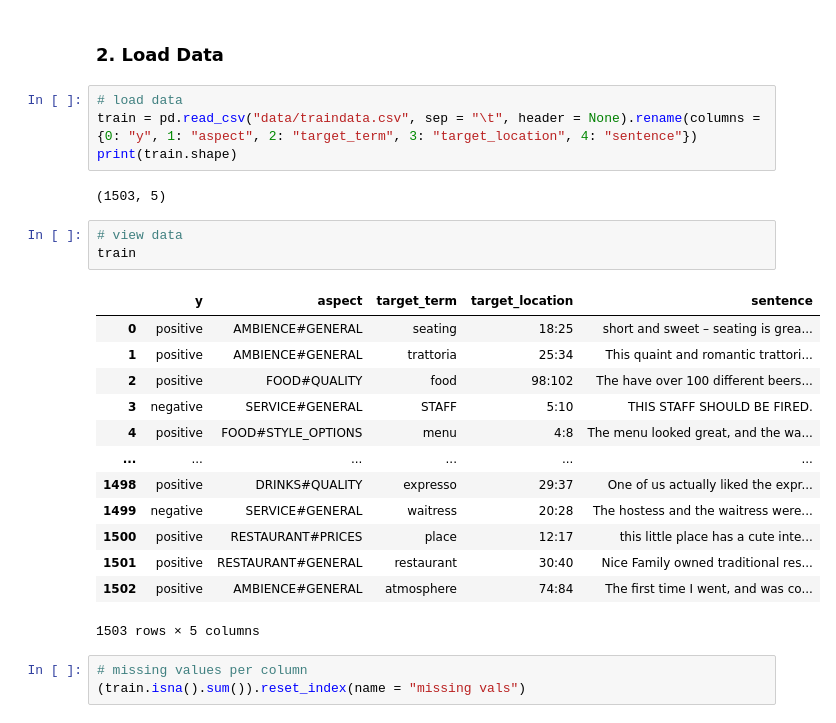
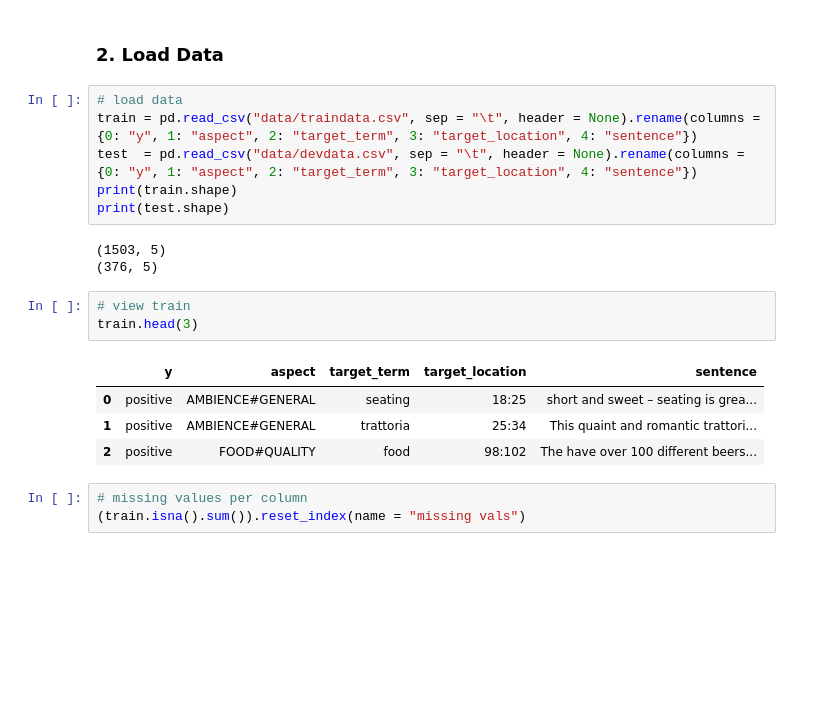
Before and after one commit to lassefschmidt/NLP-Aspect-Term-Polarity-Classification, a Jupyter notebook: 1_Data Analysis.ipynb, the cells around one changed output. Saved outputs shown, nothing was run; the diff lists cells and outputs as text; blank space fills up the shorter version.

Commit message:
updated data analysis and added papers

```diff
--- a/1_Data Analysis.ipynb
+++ b/1_Data Analysis.ipynb
@@ -52,26 +55,20 @@ stanza: 1.4.2 / allowed: 1.4.2
 # %%
 # load data
 train = pd.read_csv("data/traindata.csv", sep = "\t", header = None).rename(columns = {0: "y", 1: "aspect", 2: "target_term", 3: "target_location", 4: "sentence"})
+test  = pd.read_csv("data/devdata.csv", sep = "\t", header = None).rename(columns = {0: "y", 1: "aspect", 2: "target_term", 3: "target_location", 4: "sentence"})
 print(train.shape)
+print(test.shape)
 # %% [output]
 (1503, 5)
+(376, 5)
 # %%
-# view data
-train
+# view train
+train.head(3)
 # %% [output]
 |  | y | aspect | target_term | target_location | sentence |
 | 0 | positive | AMBIENCE#GENERAL | seating | 18:25 | short and sweet – seating is grea... |
 | 1 | positive | AMBIENCE#GENERAL | trattoria | 25:34 | This quaint and romantic trattori... |
 | 2 | positive | FOOD#QUALITY | food | 98:102 | The have over 100 different beers... |
-| 3 | negative | SERVICE#GENERAL | STAFF | 5:10 | THIS STAFF SHOULD BE FIRED. |
-| 4 | positive | FOOD#STYLE_OPTIONS | menu | 4:8 | The menu looked great, and the wa... |
-| ... | ... | ... | ... | ... | ... |
-| 1498 | positive | DRINKS#QUALITY | expresso | 29:37 | One of us actually liked the expr... |
-| 1499 | negative | SERVICE#GENERAL | waitress | 20:28 | The hostess and the waitress were... |
-| 1500 | positive | RESTAURANT#PRICES | place | 12:17 | this little place has a cute inte... |
-| 1501 | positive | RESTAURANT#GENERAL | restaurant | 30:40 | Nice Family owned traditional res... |
-| 1502 | positive | AMBIENCE#GENERAL | atmosphere | 74:84 | The first time I went, and was co... |
-1503 rows × 5 columns
 # %%
 # missing values per column
 (train.isna().sum()).reset_index(name = "missing vals")
```
Also changed, not shown: parts of 15 cells of this notebook, 2 other files.
